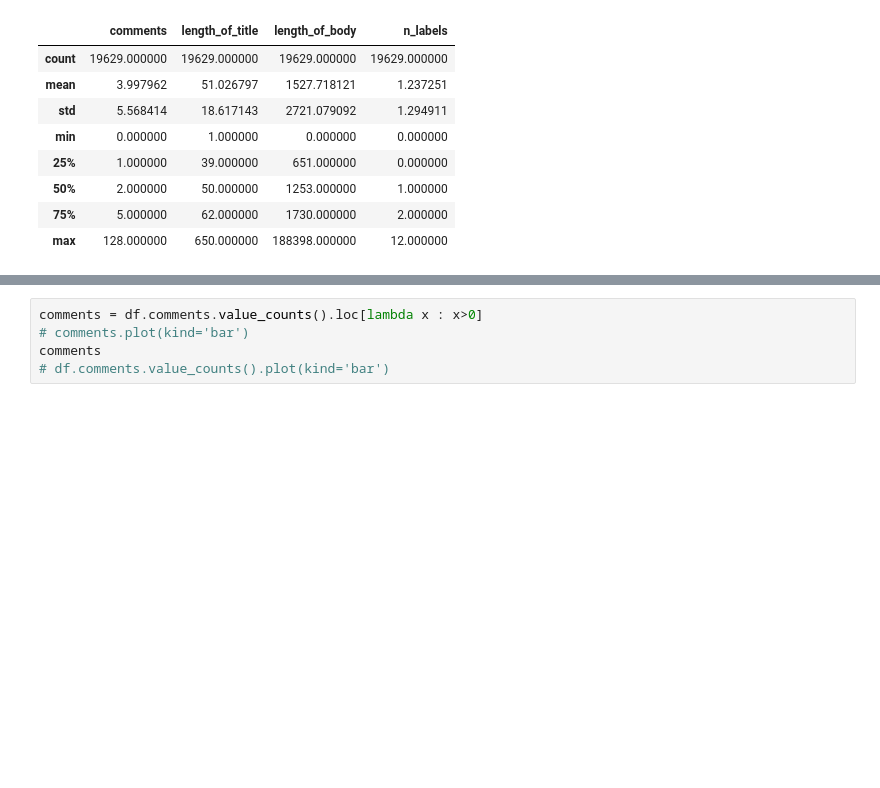
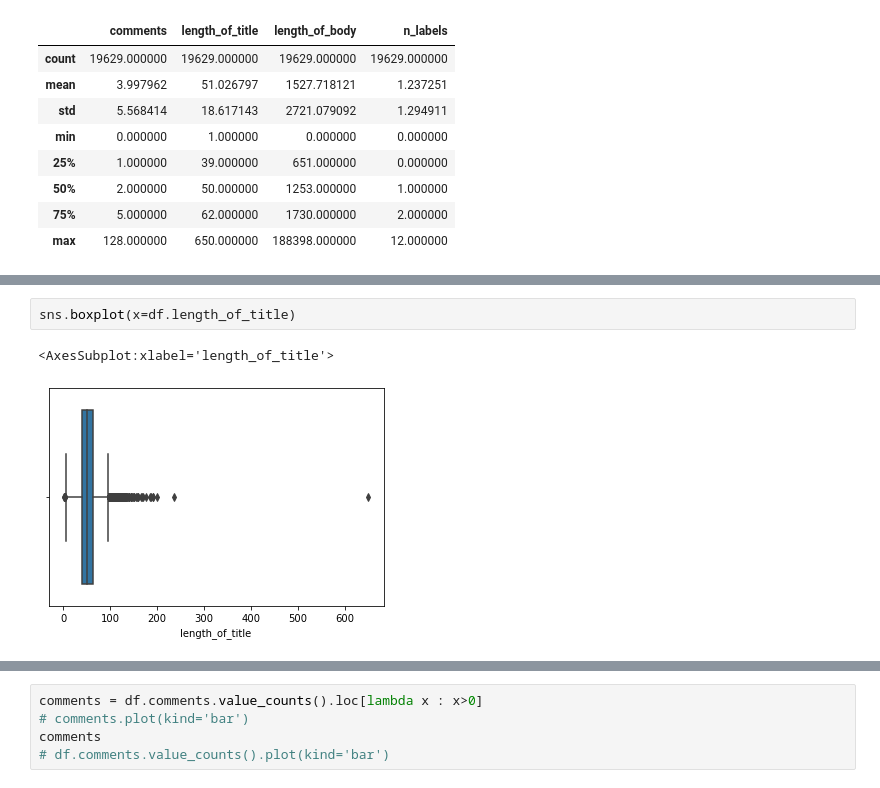
Before and after one commit to AmirZahre/Github_Org_Repo_Analysis, a Jupyter notebook: astronomer_internship_takehome.ipynb, the cells around one changed output, grey strips where cells are left out. Cells and saved outputs as stored; diff of their text form; blank space fills up the shorter version.

```diff
--- a/astronomer_internship_takehome.ipynb
+++ b/astronomer_internship_takehome.ipynb
@@ -345,0 +371,5 @@ plt.show()
+# %%
+sns.boxplot(x=df.length_of_title)
+# %% [output]
+<AxesSubplot:xlabel='length_of_title'>
+[figure, added]
```
Also changed, not shown: parts of 14 cells of this notebook.
